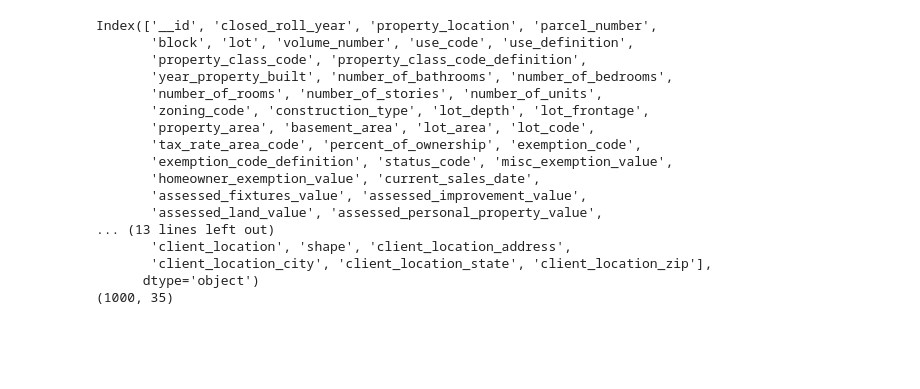
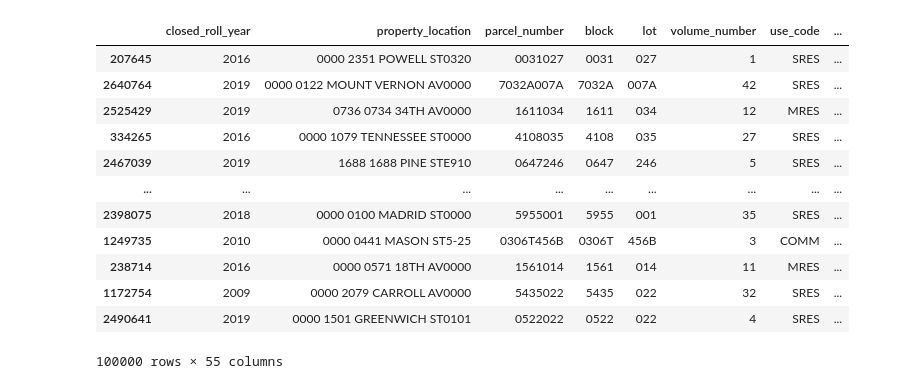
Before and after one commit to gauravsett/sf-eviction-forecasting, a Jupyter notebook: explore.ipynb, the cells around one changed output. Saved outputs shown, nothing was run; the diff lists cells and outputs as text; code cells hidden in the pictures; blank space fills up the shorter version.

```diff
--- a/explore.ipynb
+++ b/explore.ipynb
@@ -6,36 +11,7 @@ import requests
 # %%
 def load_data(url):
-
     response = requests.get(url)
     json_data = response.json()
-    data = json_data['value']
-
+    data = json_data["value"]
     df = pd.DataFrame(data)
     return df
-
-
-table = load_data("https://data.sfgov.org/api/odata/v4/wv5m-vpq2")
-print(table.columns)
-print(table.shape)
-
-table = load_data("https://data.sfgov.org/api/odata/v4/5cei-gny5")
-print(table.columns)
-print(table.shape)
-# %% [output]
-Index(['__id', 'closed_roll_year', 'property_location', 'parcel_number',
-       'block', 'lot', 'volume_number', 'use_code', 'use_definition',
-       'property_class_code', 'property_class_code_definition',
-       'year_property_built', 'number_of_bathrooms', 'number_of_bedrooms',
-       'number_of_rooms', 'number_of_stories', 'number_of_units',
-       'zoning_code', 'construction_type', 'lot_depth', 'lot_frontage',
-       'property_area', 'basement_area', 'lot_area', 'lot_code',
-       'tax_rate_area_code', 'percent_of_ownership', 'exemption_code',
-       'exemption_code_definition', 'status_code', 'misc_exemption_value',
-       'homeowner_exemption_value', 'current_sales_date',
-       'assessed_fixtures_value', 'assessed_improvement_value',
-       'assessed_land_value', 'assessed_personal_property_value',
-... (13 lines left out)
-       'client_location', 'shape', 'client_location_address',
-       'client_location_city', 'client_location_state', 'client_location_zip'],
-      dtype='object')
-(1000, 35)
@@ -56,0 +18,27 @@ def build_graph():
+# %%
+def load_parcels():
+    df_p = (
+        pd.read_csv("data/parcels.csv")
+        .rename(columns=lambda x: x.strip().lower().replace(" ", "_"))
+        .dropna(subset=["the_geom"])
+    ).sample(100_000)
+    df_p["geometry"] = df_p["the_geom"].apply(loads)
+    df_p = gpd.GeoDataFrame(df_p, geometry="geometry")
+    return df_p
+
+df_p = load_parcels()
+df_p
+# %% [output]
+|  | closed_roll_year | property_location | parcel_number | block | lot | volume_number | use_code | ... |
+| 207645 | 2016 | 0000 2351 POWELL ST0320 | 0031027 | 0031 | 027 | 1 | SRES | ... |
+| 2640764 | 2019 | 0000 0122 MOUNT VERNON AV0000 | 7032A007A | 7032A | 007A | 42 | SRES | ... |
+| 2525429 | 2019 | 0736 0734 34TH AV0000 | 1611034 | 1611 | 034 | 12 | MRES | ... |
+| 334265 | 2016 | 0000 1079 TENNESSEE ST0000 | 4108035 | 4108 | 035 | 27 | SRES | ... |
+| 2467039 | 2019 | 1688 1688 PINE STE910 | 0647246 | 0647 | 246 | 5 | SRES | ... |
+| ... | ... | ... | ... | ... | ... | ... | ... | ... |
+| 2398075 | 2018 | 0000 0100 MADRID ST0000 | 5955001 | 5955 | 001 | 35 | SRES | ... |
+| 1249735 | 2010 | 0000 0441 MASON ST5-25 | 0306T456B | 0306T | 456B | 3 | COMM | ... |
+| 238714 | 2016 | 0000 0571 18TH AV0000 | 1561014 | 1561 | 014 | 11 | MRES | ... |
+| 1172754 | 2009 | 0000 2079 CARROLL AV0000 | 5435022 | 5435 | 022 | 32 | SRES | ... |
+| 2490641 | 2019 | 0000 1501 GREENWICH ST0101 | 0522022 | 0522 | 022 | 4 | SRES | ... |
+100000 rows × 55 columns
```
Also changed, not shown: parts of 11 cells of this notebook, 1 other file.
